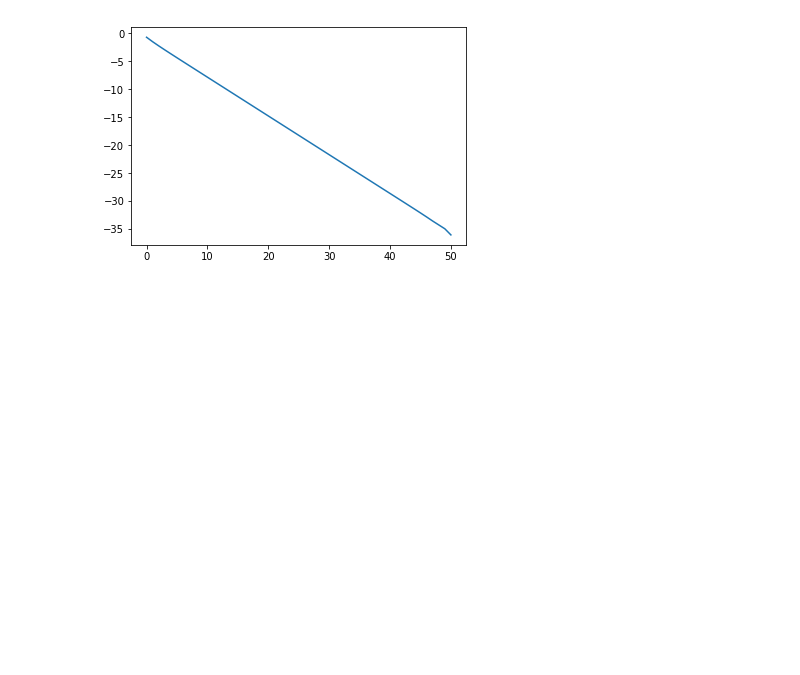
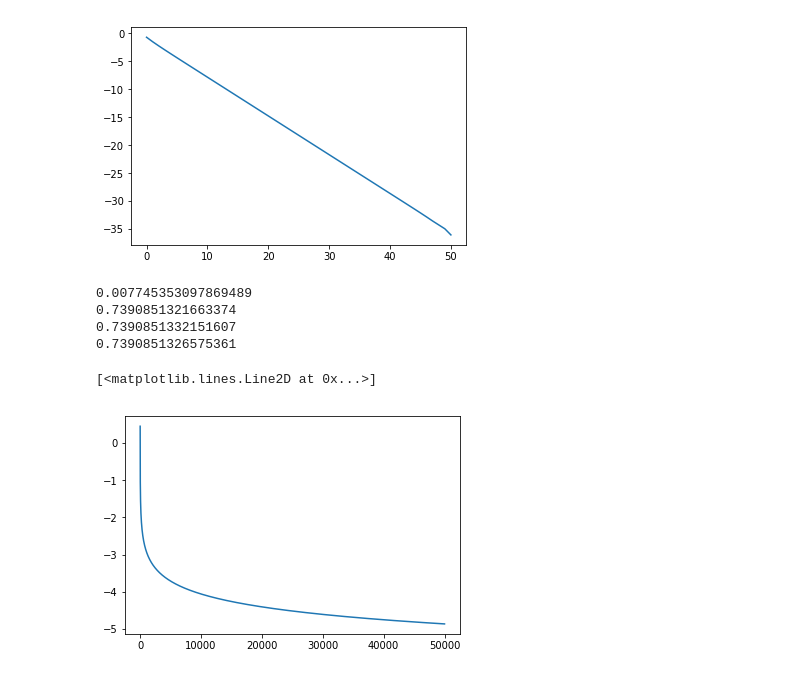
Before and after one commit to jlbouchot/PraNO, a Jupyter notebook: FPA/FixedPointTheory.ipynb, the cells around one changed output. Drawn from its saved outputs; the diff is of its cells as text; code cells hidden in the pictures; blank space fills up the shorter version.

```diff
--- a/FPA/FixedPointTheory.ipynb
+++ b/FPA/FixedPointTheory.ipynb
@@ -47,3 +47,41 @@ plt.plot(range(0,nbIter+1), np.log(np.abs([xstar - xn for xn in myFPIterations.e
 # %% [output]
 [<matplotlib.lines.Line2D at 0x...>]
 [figure]
+# %%
+sinFunction = lambda x: np.sin(x)
+x0 = np.pi/2
+nbIter_sin = 50000
+
+sinesFPA = FPAlgo(sinFunction, x0, nbIter_sin)
+
+print(sinesFPA.solve())
+
+cosFunction = lambda x: np.cos(x)
+x0 = 0.0
+nbIter = 50
+
+cosFPA = FPAlgo(cosFunction, x0, nbIter)
+
+print(cosFPA.solve())
+
+x0 = np.pi/2
+cosFPA = FPAlgo(cosFunction, x0, 10*nbIter)
+
+print(cosFPA.solve())
+
+x0 = 0.5
+cosFPA = FPAlgo(cosFunction, x0, nbIter)
+
+print(cosFPA.solve())
+# %% [output]
+0.007745353097869489
+0.7390851321663374
+0.7390851332151607
+0.7390851326575361
+# %%
+xstar = 0.0
+
+plt.plot(range(0,nbIter_sin+1), np.log(np.abs([xstar - xn for xn in sinesFPA.estimates])))
+# %% [output]
+[<matplotlib.lines.Line2D at 0x...>]
+[figure, added]
```
Also changed, not shown: parts of 1 cell of this notebook, 1 other file.
